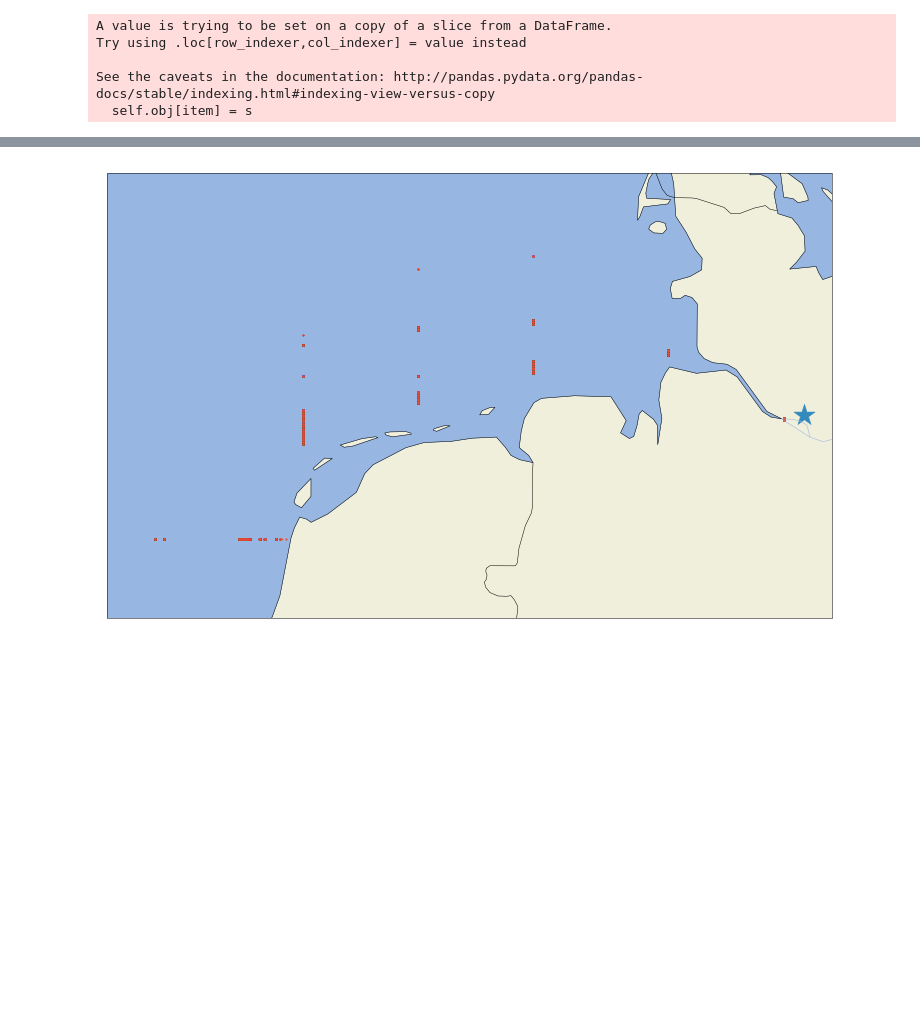
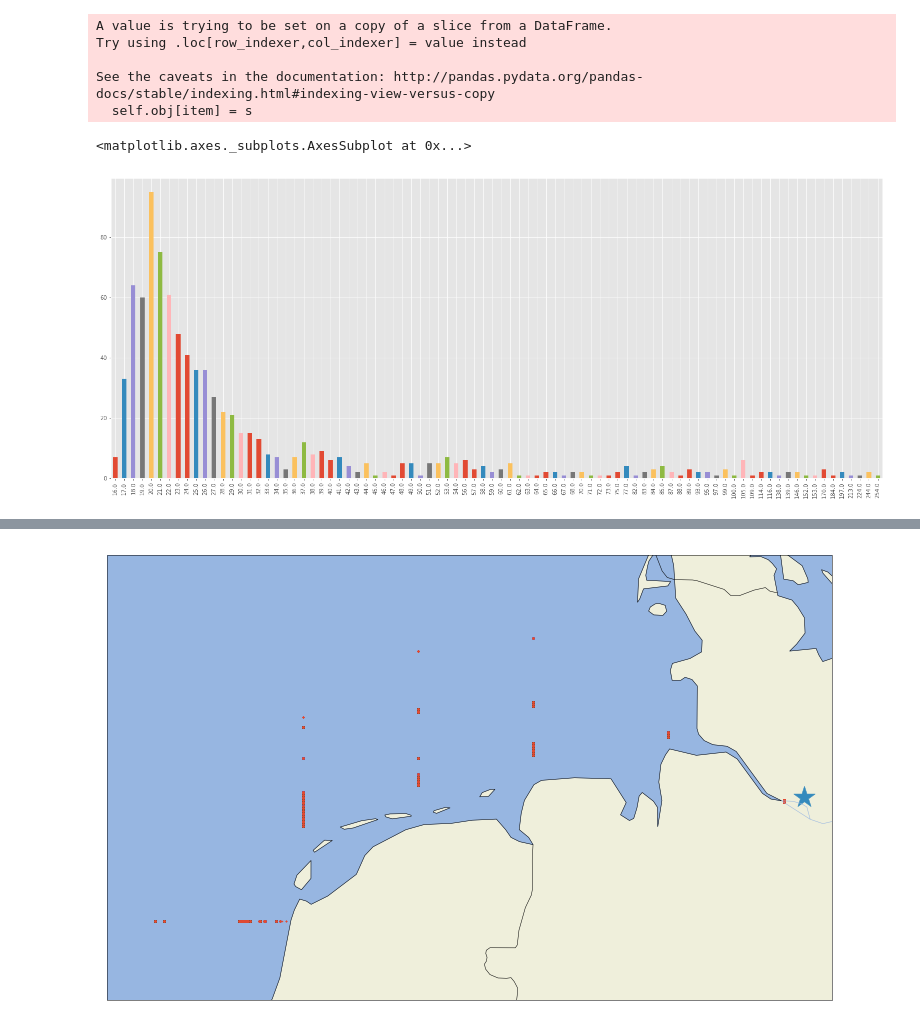
Before and after one commit to jank324/ais-predictor, a Jupyter notebook: data/filter ROT-HAM data.ipynb, the cells around one changed output, grey strips where cells are left out. Cells and saved outputs as stored; diff of their text form; code cells hidden in the pictures; blank space fills up the shorter version.

```diff
--- a/data/filter ROT-HAM data.ipynb
+++ b/data/filter ROT-HAM data.ipynb
@@ -125,7 +134,10 @@ ais_tts['TravelTimeMins'] = ais_tts['TravelTime'].transform(lambda x : x.total_s
 ais_tts['remainingTT'] = ais_tts['EndTime'] - ais_tts['time']
 ais_tts['remainingMins'] = ais_tts['remainingTT'].transform(lambda x : x.total_seconds() / 60)
 # %%
-#travel_times = ais_tts.groupby('TripID')['TravelTime'].max()
-#travel_times = travel_times.transform(lambda x : x.total_seconds() // 3600)
-#travel_times.value_counts().sort_index().plot.bar(figsize = (25, 10))
+travel_times = ais_tts.groupby('TripID')['TravelTime'].max()
+travel_times = travel_times.transform(lambda x : x.total_seconds() // 3600)
+travel_times.value_counts().sort_index().plot.bar(figsize = (25, 10))
+# %% [output]
+<matplotlib.axes._subplots.AxesSubplot at 0x...>
+[figure, added]
 # %%
```
Also changed, not shown: parts of 5 cells of this notebook, 13 other files.
